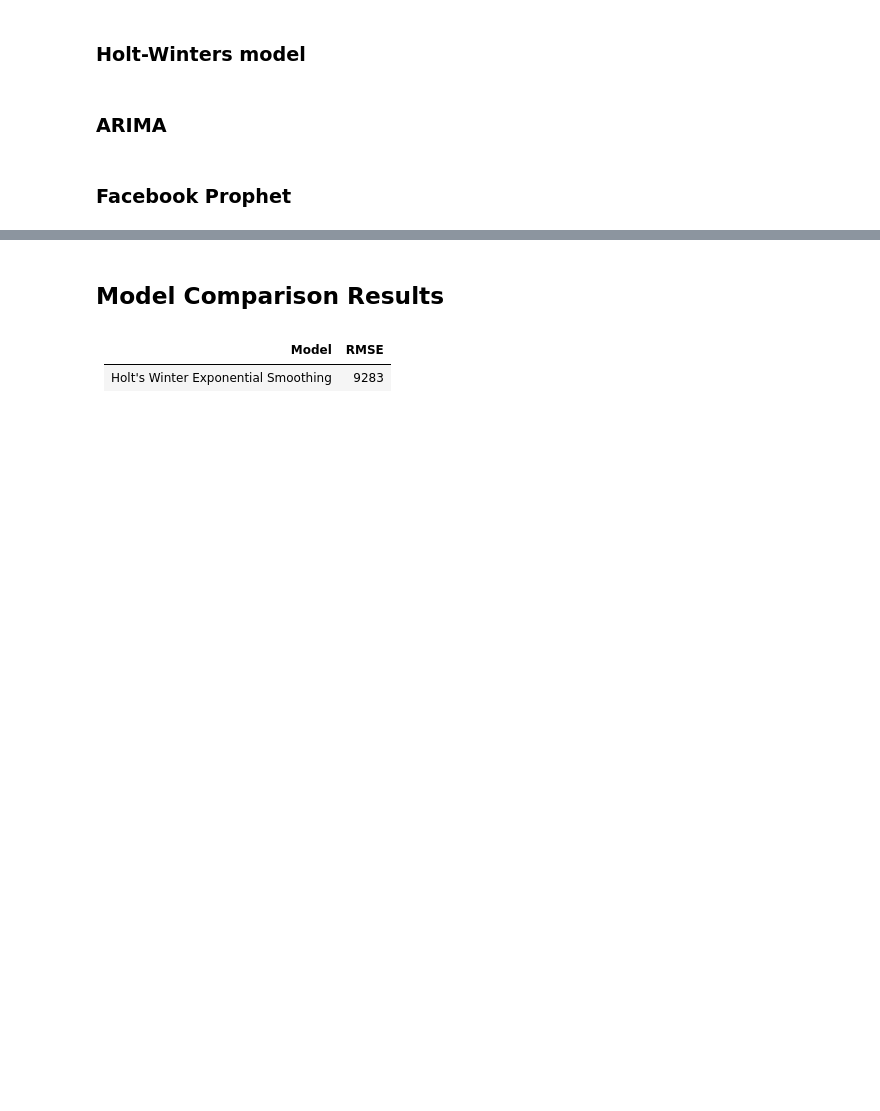
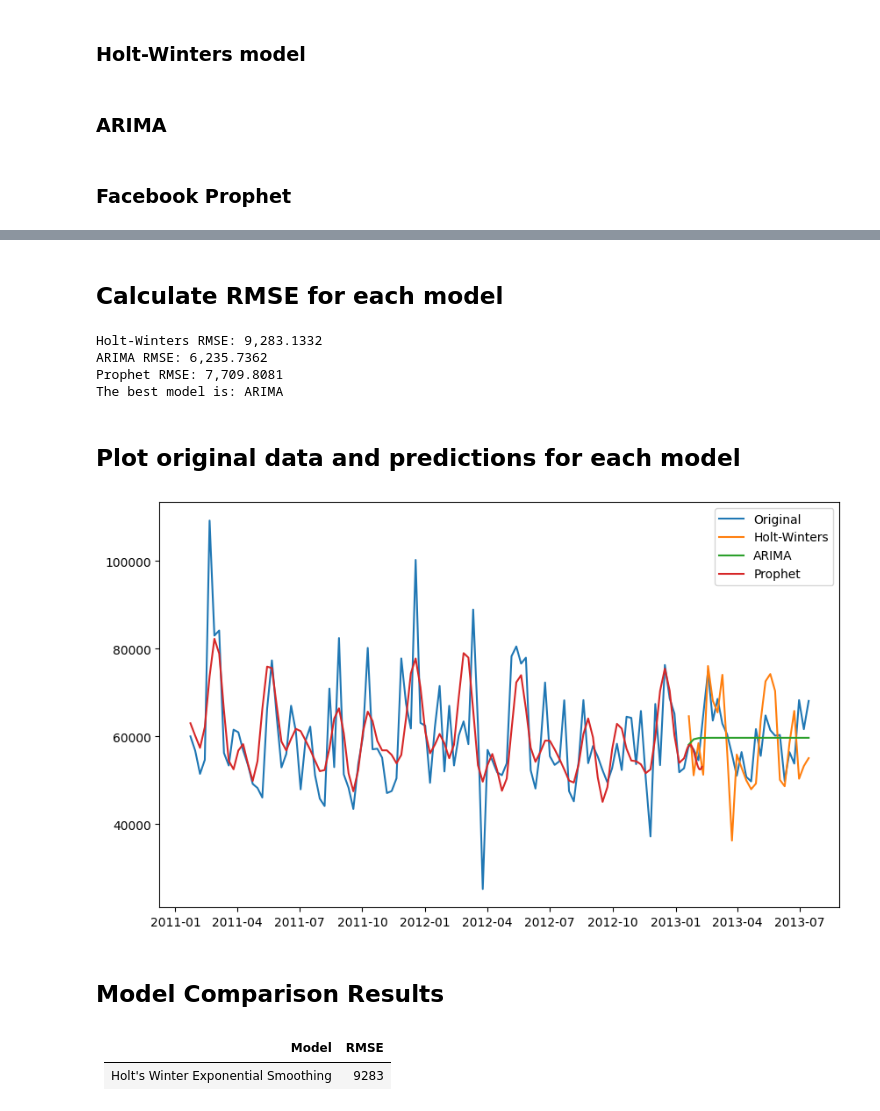
Before and after one commit to srsimonson/time-series-projects, a Jupyter notebook: model_comparisons_ecommerce_demand.ipynb, the cells around one changed output, grey strips where cells are left out. Saved outputs shown, nothing was run; the diff lists cells and outputs as text; code cells hidden in the pictures; blank space fills up the shorter version.

Commit message:
model predictions and graphs

```diff
--- a/model_comparisons_ecommerce_demand.ipynb
+++ b/model_comparisons_ecommerce_demand.ipynb
@@ -32,11 +32,9 @@ weekly_data = data['units_sold'].resample('W').sum()
 
 from sklearn.model_selection import train_test_split
 
-train_data, test_data = train_test_split(
-    weekly_data,
-    test_size=0.2,
-    shuffle=False # Never shuffle time series data
-)
+# Split the data into train and test sets
+train_data = weekly_data[:int(0.8*(len(weekly_data)))]
+test_data = weekly_data[int(0.8*(len(weekly_data))):]
 # %% [markdown]
 ## Models
 # %% [markdown]
@@ -59,11 +57,11 @@ arima_predictions = arima_model.predict(start=test_data.index[0], end=test_data.
 # %% [markdown]
 ### Facebook Prophet
 # %%
-# Prophet-specific data prep
+# Prepare the data for Prophet
 prophet_data = weekly_data.reset_index()
 prophet_data.columns = ['ds', 'y']
 
-# Train Test spliit Prophet data
+# Split the data into train and test sets
 train_data_prophet = prophet_data[:int(0.8*(len(prophet_data)))]
 test_data_prophet = prophet_data[int(0.8*(len(prophet_data))):]
 
@@ -72,6 +70,6 @@ prophet_model = Prophet(yearly_seasonality=True)
 prophet_model.fit(train_data_prophet)
 
 # Predict
-prophet_future = prophet_model.make_future_dataframe(periods=len(test_data_prophet))
+prophet_future = prophet_model.make_future_dataframe(periods=len(test_data))
 prophet_predictions = prophet_model.predict(prophet_future)
 # %% [output]
@@ -80,3 +78,45 @@ prophet_predictions = prophet_model.predict(prophet_future)
+# %% [markdown]
+## Calculate RMSE for each model
+# %%
+def rmse(y_true, y_pred):
+    return sqrt(mean_squared_error(y_true, y_pred))
+
+# --- Align Prophet predictions to test window ---
+# prophet_predictions is the full forecast df from model.predict(future)
+prophet_yhat_test = prophet_predictions['yhat'].iloc[-len(test_data_prophet):].to_numpy()
+prophet_y_test    = test_data_prophet['y'].to_numpy()
+
+# --- Compute RMSEs ---
+rmses = {
+    "Holt-Winters": rmse(test_data, hw_predictions),
+    "ARIMA":        rmse(test_data, arima_predictions),
+    "Prophet":      rmse(prophet_y_test, prophet_yhat_test),
+}
+
+# Determine best model
+for name, score in rmses.items():
+    print(f"{name} RMSE: {score:,.4f}")
+
+best_model = min(rmses, key=rmses.get)
+
+print(f"The best model is: {best_model}")
+# %% [output]
+Holt-Winters RMSE: 9,283.1332
+ARIMA RMSE: 6,235.7362
+Prophet RMSE: 7,709.8081
+The best model is: ARIMA
+# %% [markdown]
+## Plot original data and predictions for each model
+# %%
+plt.figure(figsize=(10, 6))
+plt.plot(weekly_data, label='Original')
+plt.plot(hw_predictions, label='Holt-Winters')
+plt.plot(arima_predictions, label='ARIMA')
+plt.plot(prophet_predictions['ds'], prophet_predictions['yhat'], label='Prophet')
+plt.legend()
+plt.show()
+# %% [output]
+[figure, added]
 # %% [markdown]
 ## Model Comparison Results
 # %% [markdown]
```
Also changed, not shown: parts of 2 cells of this notebook.
